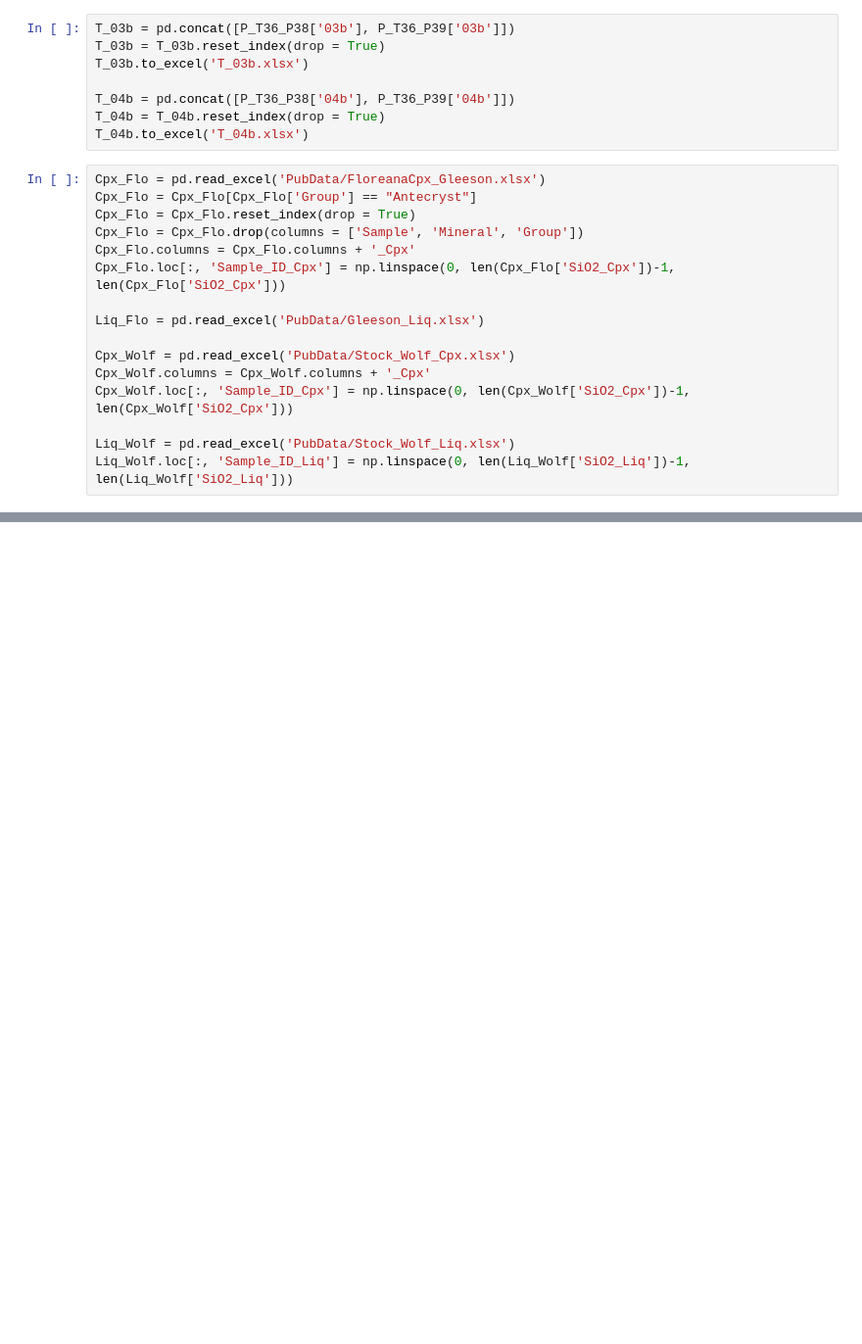
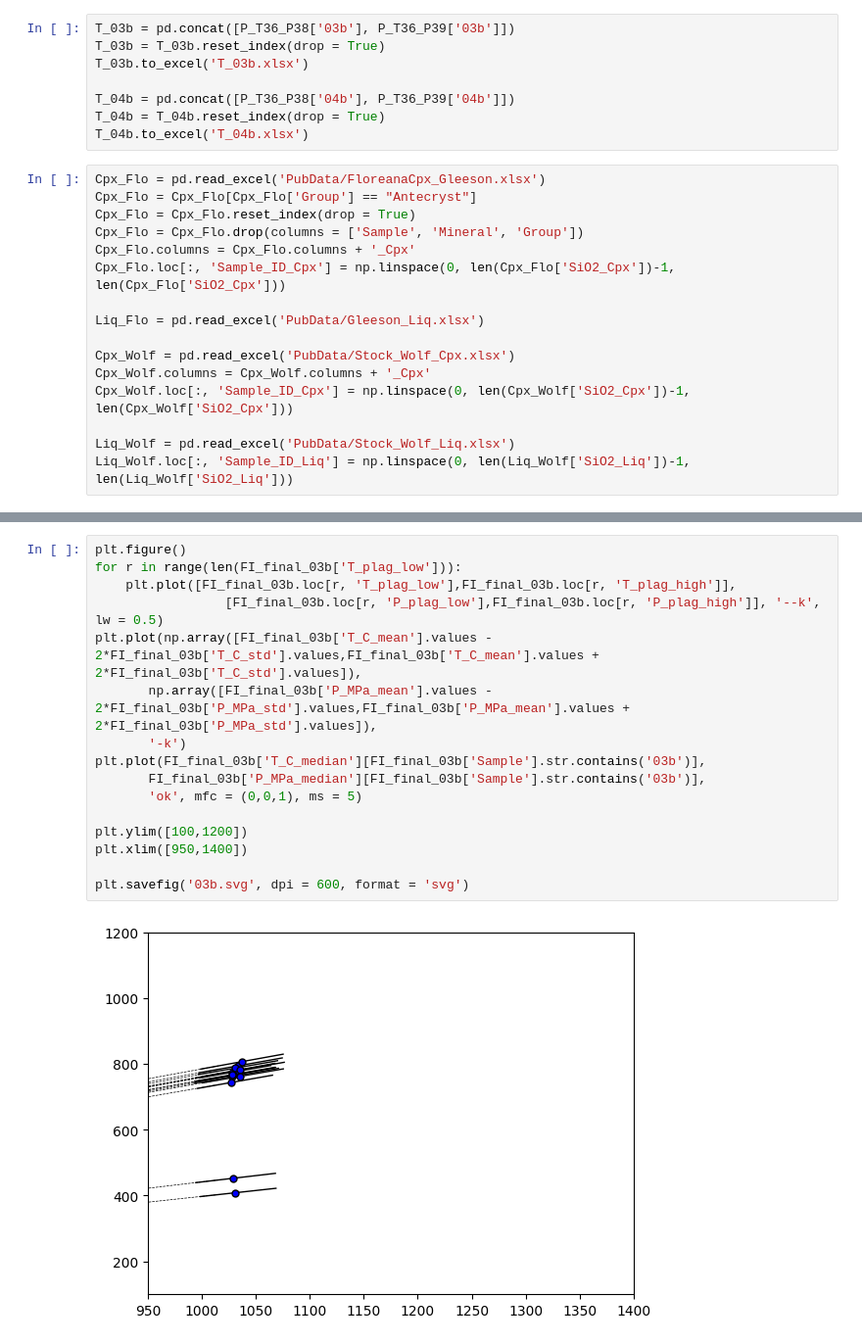
Before and after one commit to gleesonm1/GleesonEtAl_JPet_2024_supplement, a Jupyter notebook: Code_Figures/Fig10.ipynb, the cells around one changed output, grey strips where cells are left out. Shown at 98% size. Saved outputs shown, nothing was run; the diff lists cells and outputs as text; blank space fills up the shorter version.

```diff
--- a/Code_Figures/Fig10.ipynb
+++ b/Code_Figures/Fig10.ipynb
@@ -272,0 +322,18 @@ plt.savefig('Fig10.svg', dpi = 600, format = 'svg')
+# %%
+plt.figure()
+for r in range(len(FI_final_03b['T_plag_low'])):
+    plt.plot([FI_final_03b.loc[r, 'T_plag_low'],FI_final_03b.loc[r, 'T_plag_high']],
+                 [FI_final_03b.loc[r, 'P_plag_low'],FI_final_03b.loc[r, 'P_plag_high']], '--k', lw = 0.5)
+plt.plot(np.array([FI_final_03b['T_C_mean'].values - 2*FI_final_03b['T_C_std'].values,FI_final_03b['T_C_mean'].values + 2*FI_final_03b['T_C_std'].values]),
+       np.array([FI_final_03b['P_MPa_mean'].values - 2*FI_final_03b['P_MPa_std'].values,FI_final_03b['P_MPa_mean'].values + 2*FI_final_03b['P_MPa_std'].values]),
+       '-k')
+plt.plot(FI_final_03b['T_C_median'][FI_final_03b['Sample'].str.contains('03b')],
+       FI_final_03b['P_MPa_median'][FI_final_03b['Sample'].str.contains('03b')],
+       'ok', mfc = (0,0,1), ms = 5)
+
+plt.ylim([100,1200])
+plt.xlim([950,1400])
+
+plt.savefig('03b.svg', dpi = 600, format = 'svg')
+# %% [output]
+[figure, added]
```
Also changed, not shown: parts of 7 cells of this notebook, 1 other file.
